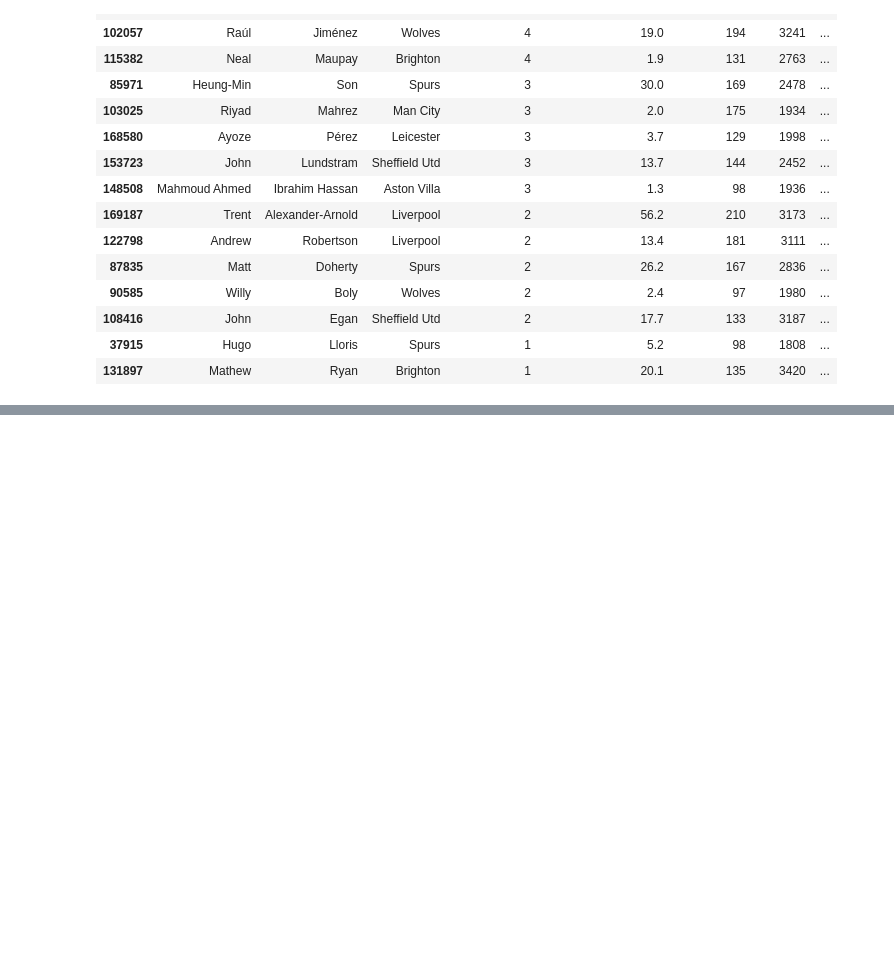
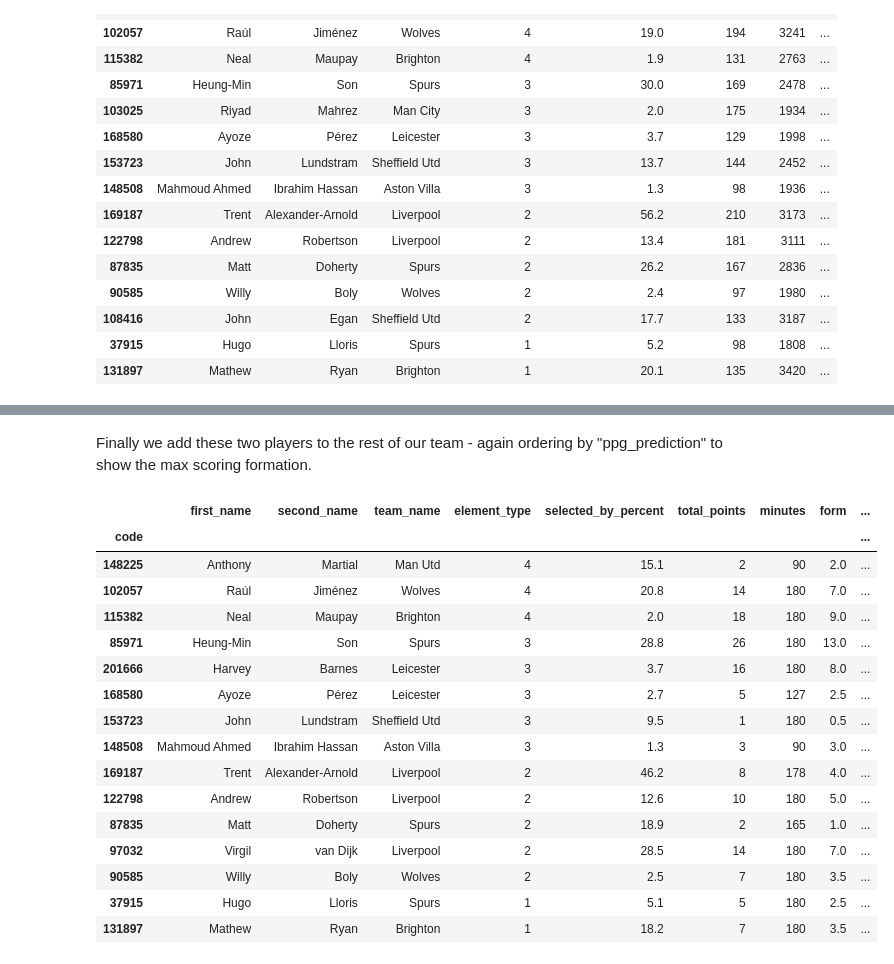
Before and after one commit to CW64-coding/FPL_model, a Jupyter notebook: FPL.ipynb, the cells around one changed output, grey strips where cells are left out. Drawn from its saved outputs; the diff is of its cells as text; code cells hidden in the pictures; blank space fills up the shorter version.

```diff
--- a/FPL.ipynb
+++ b/FPL.ipynb
@@ -960,0 +1152,26 @@ team_choices_dfs[max(team_choices_dfs)].sort_values(by = ['element_type', 'ppg_p
+# %% [markdown]
+Finally we add these two players to the rest of our team - again ordering by "ppg_prediction" to show the max scoring formation.
+# %%
+gwk3_final_players.loc[[37915, 131897,
+                          169187, 122798, 87835, 90585, 97032,
+                          85971, 168580, 153723, 148508, 201666,
+                          148225, 102057, 115382], :].sort_values(
+                        by = ['element_type', 'ppg_prediction'], ascending = False)
+# %% [output]
+|  | first_name | second_name | team_name | element_type | selected_by_percent | total_points | minutes | form | ... |
+| code |  |  |  |  |  |  |  |  | ... |
+| 148225 | Anthony | Martial | Man Utd | 4 | 15.1 | 2 | 90 | 2.0 | ... |
+| 102057 | Raúl | Jiménez | Wolves | 4 | 20.8 | 14 | 180 | 7.0 | ... |
+| 115382 | Neal | Maupay | Brighton | 4 | 2.0 | 18 | 180 | 9.0 | ... |
+| 85971 | Heung-Min | Son | Spurs | 3 | 28.8 | 26 | 180 | 13.0 | ... |
+| 201666 | Harvey | Barnes | Leicester | 3 | 3.7 | 16 | 180 | 8.0 | ... |
+| 168580 | Ayoze | Pérez | Leicester | 3 | 2.7 | 5 | 127 | 2.5 | ... |
+| 153723 | John | Lundstram | Sheffield Utd | 3 | 9.5 | 1 | 180 | 0.5 | ... |
+| 148508 | Mahmoud Ahmed | Ibrahim Hassan | Aston Villa | 3 | 1.3 | 3 | 90 | 3.0 | ... |
+| 169187 | Trent | Alexander-Arnold | Liverpool | 2 | 46.2 | 8 | 178 | 4.0 | ... |
+| 122798 | Andrew | Robertson | Liverpool | 2 | 12.6 | 10 | 180 | 5.0 | ... |
+| 87835 | Matt | Doherty | Spurs | 2 | 18.9 | 2 | 165 | 1.0 | ... |
+| 97032 | Virgil | van Dijk | Liverpool | 2 | 28.5 | 14 | 180 | 7.0 | ... |
+| 90585 | Willy | Boly | Wolves | 2 | 2.5 | 7 | 180 | 3.5 | ... |
+| 37915 | Hugo | Lloris | Spurs | 1 | 5.1 | 5 | 180 | 2.5 | ... |
+| 131897 | Mathew | Ryan | Brighton | 1 | 18.2 | 7 | 180 | 3.5 | ... |
```
Also changed, not shown: parts of 41 cells of this notebook.
